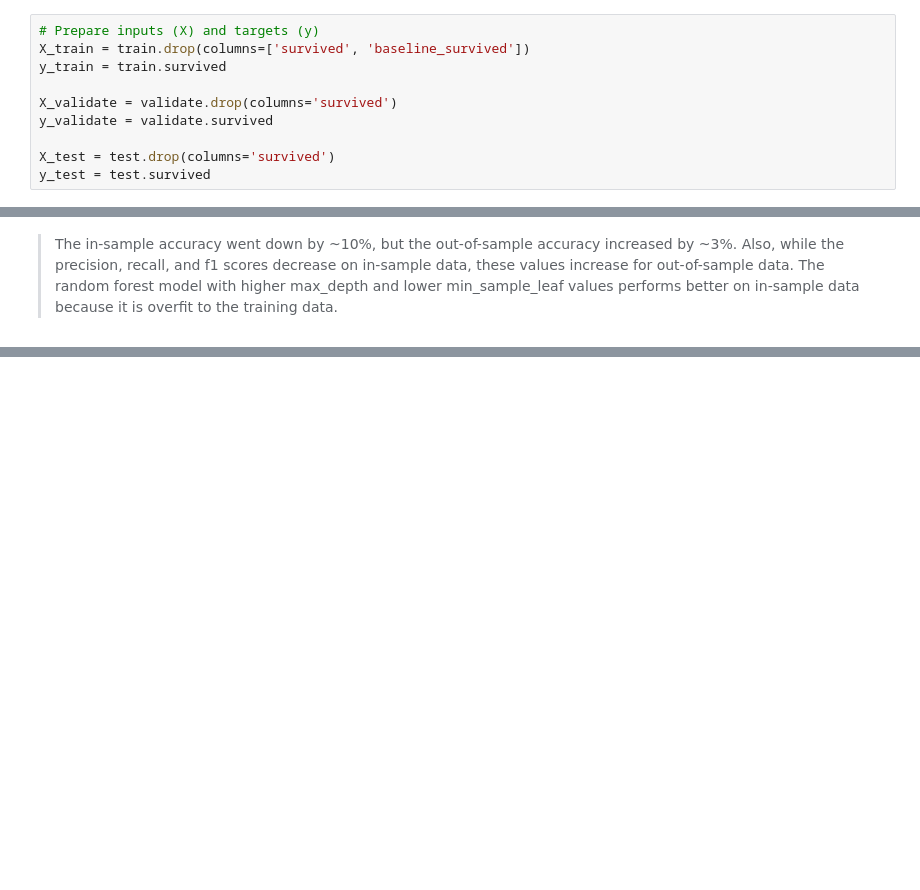
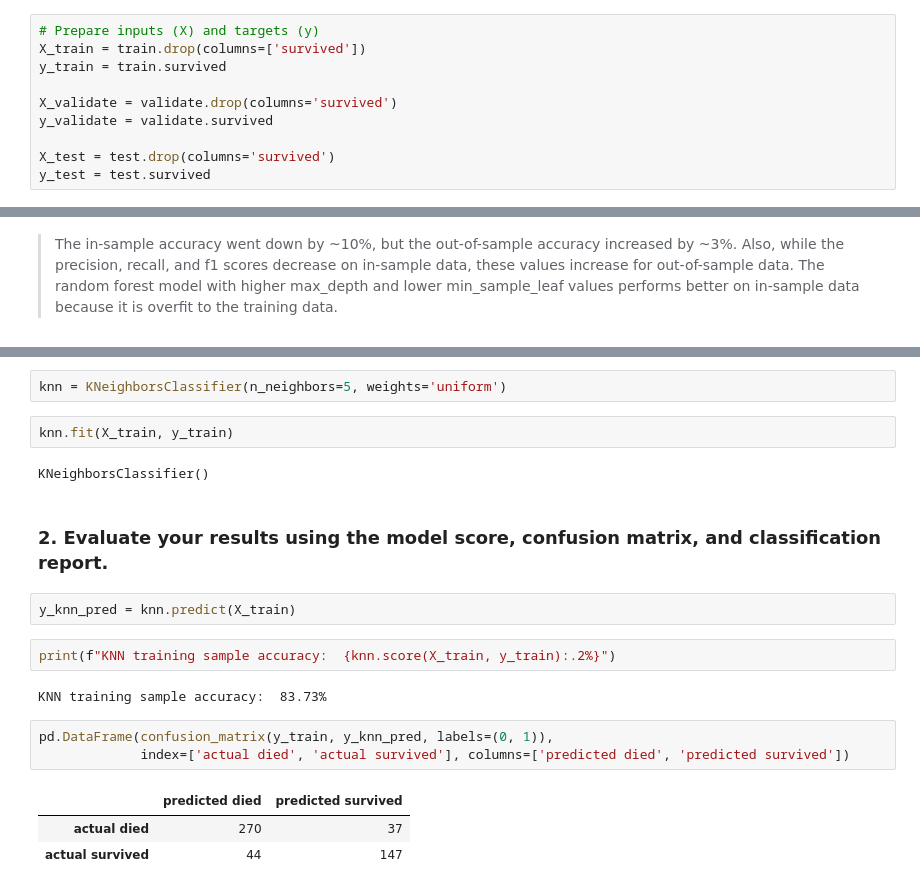
Before and after one commit to david-ryan-alviola/classification-exercises, a Jupyter notebook: model.ipynb, the cells around one changed output, grey strips where cells are left out. Cells and saved outputs as stored; diff of their text form; blank space fills up the shorter version.

```diff
--- a/model.ipynb
+++ b/model.ipynb
@@ -125,7 +128,7 @@ baseline accuracy:  61.65%
 ### 2. Fit the decision tree classifier to your training sample and transform (i.e. make predictions on the training sample)
 # %%
 # Prepare inputs (X) and targets (y)
-X_train = train.drop(columns=['survived', 'baseline_survived'])
+X_train = train.drop(columns=['survived'])
 y_train = train.survived
 
 X_validate = validate.drop(columns='survived')
@@ -448,0 +457,21 @@ pd.read_clipboard(sep=",")
+# %%
+knn = KNeighborsClassifier(n_neighbors=5, weights='uniform')
+# %%
+knn.fit(X_train, y_train)
+# %% [output]
+KNeighborsClassifier()
+# %% [markdown]
+### 2. Evaluate your results using the model score, confusion matrix, and classification report.
+# %%
+y_knn_pred = knn.predict(X_train)
+# %%
+print(f"KNN training sample accuracy:  {knn.score(X_train, y_train):.2%}")
+# %% [output]
+KNN training sample accuracy:  83.73%
+# %%
+pd.DataFrame(confusion_matrix(y_train, y_knn_pred, labels=(0, 1)),
+             index=['actual died', 'actual survived'], columns=['predicted died', 'predicted survived'])
+# %% [output]
+|  | predicted died | predicted survived |
+| actual died | 270 | 37 |
+| actual survived | 44 | 147 |
```
Also changed, not shown: parts of 12 cells of this notebook.
